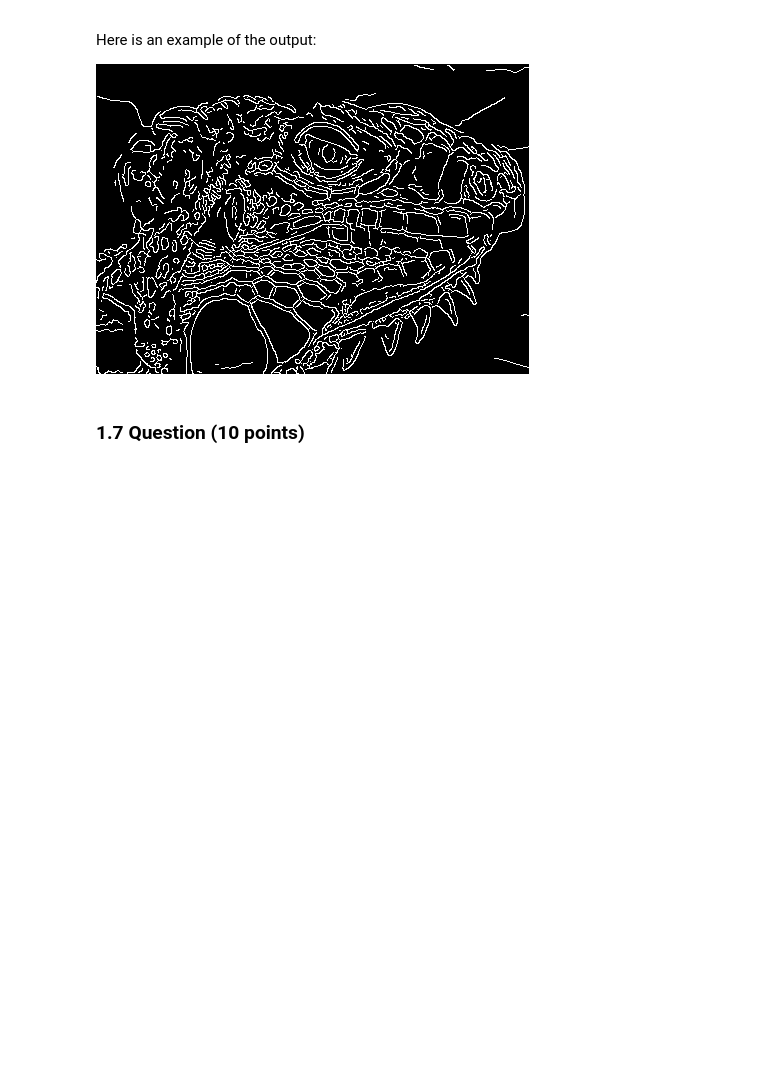
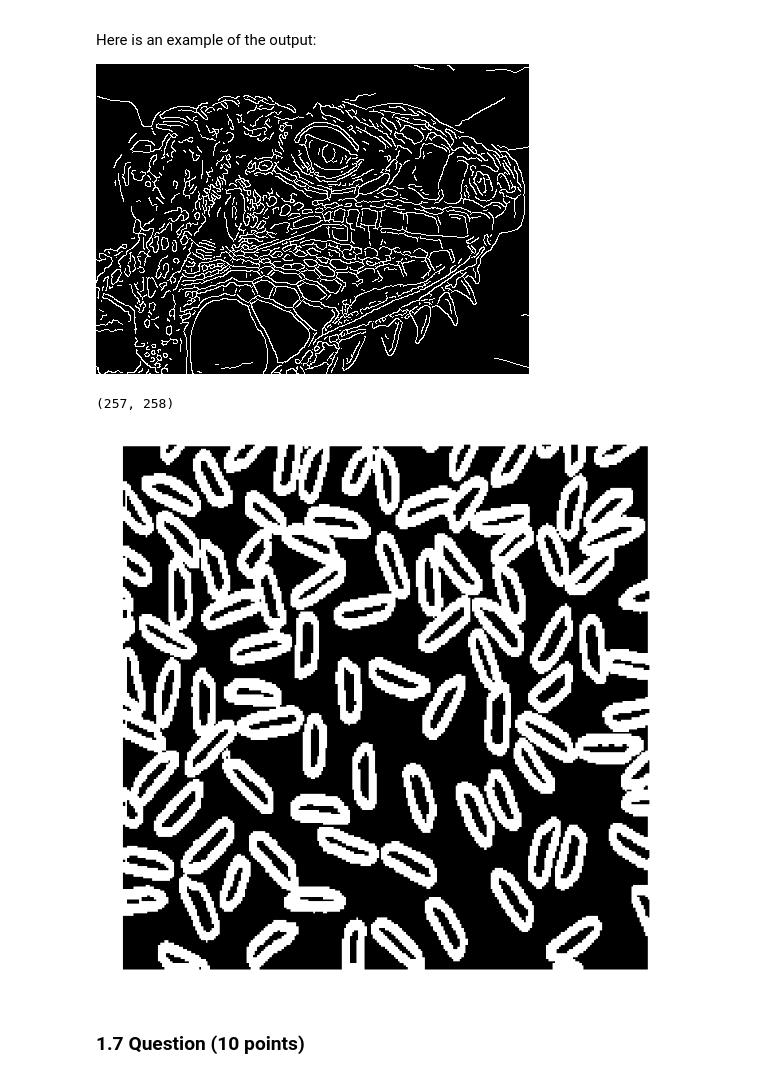
Before and after one commit to sunshiding/CS131, a Jupyter notebook: Homework2/hw2.ipynb, the cells around one changed output. Drawn from its saved outputs; the diff is of its cells as text; code cells hidden in the pictures; blank space fills up the shorter version.

```diff
--- a/Homework2/hw2.ipynb
+++ b/Homework2/hw2.ipynb
@@ -345,15 +356,18 @@ Here is an example of the output:
 # %%
 from edge import canny
 
 # Load image
-img = io.imread('iguana.png', as_grey=True)
+img = io.imread('rice.png', as_grey=True)
 
 # Run Canny edge detector
-edges = canny(img, kernel_size=5, sigma=1.4, high=0.03, low=0.02)
+edges = canny(img, kernel_size=3, sigma=1, high=0.03, low=0.029)
 print (edges.shape)
 plt.imshow(edges)
 plt.axis('off')
 plt.show()
+# %% [output]
+(257, 258)
+[figure, added]
 # %% [markdown]
 ### 1.7 Question (10 points)
 
```
Also changed, not shown: parts of 10 cells of this notebook, 1 other file.
